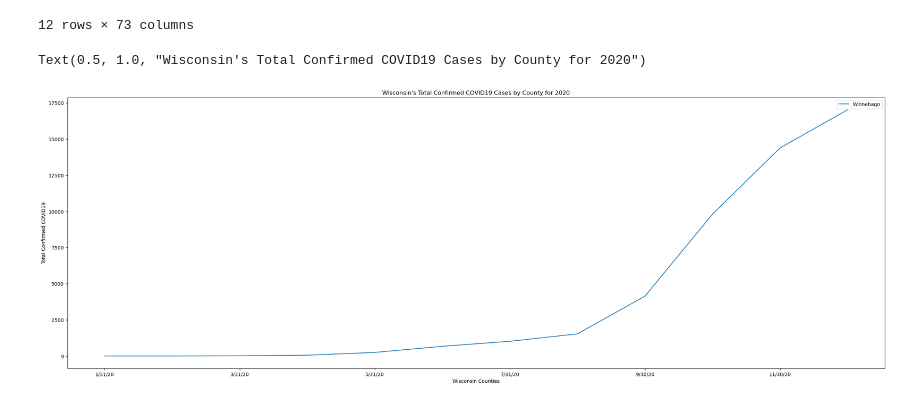
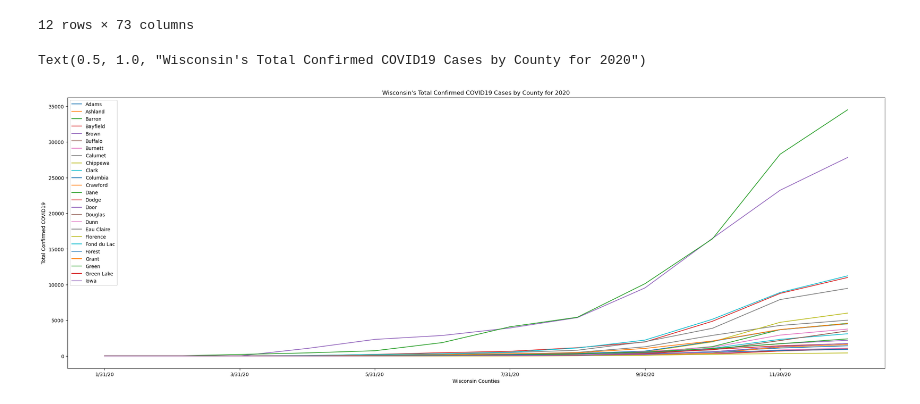
Before and after one commit to micah-11101/Covid-19Analysis, a Jupyter notebook: main.ipynb, the cells around one changed output. Cells and saved outputs as stored; diff of their text form; code cells hidden in the pictures.

```diff
--- a/main.ipynb
+++ b/main.ipynb
@@ -188,14 +188,14 @@ transpose_test_WI_df
 | 12/31/20 | 1427 | 1059 | 4580 | 964 | 27818 | 1005 | 1099 | 5015 | 6005 | 3114 | ... | ... |
 12 rows × 73 columns
 # %%
-transpose_test_WI_df.plot(x="timepoints", y="Winnebago", kind="line", figsize=(30,10))
+transpose_test_WI_df.plot(x="timepoints", y=["Adams", "Ashland", "Barron", "Bayfield", "Brown", "Buffalo", "Burnett", "Calumet", "Chippewa", "Clark", "Columbia", "Crawford", "Dane", "Dodge", "Door", "Douglas", "Dunn", "Eau Claire", "Florence", "Fond du Lac", "Forest", "Grant", "Green", "Green Lake", "Iowa"], kind="line", figsize=(30,10))
 plt.xlabel("Wisconsin Counties")
 plt.ylabel("Total Confirmed COVID19")
 plt.legend()
 plt.title("Wisconsin's Total Confirmed COVID19 Cases by County for 2020")
 # %% [output]
 Text(0.5, 1.0, "Wisconsin's Total Confirmed COVID19 Cases by County for 2020")
-[figure, old version]
+[figure, new version]
 # %%
 #Mysee
 # %%
```
